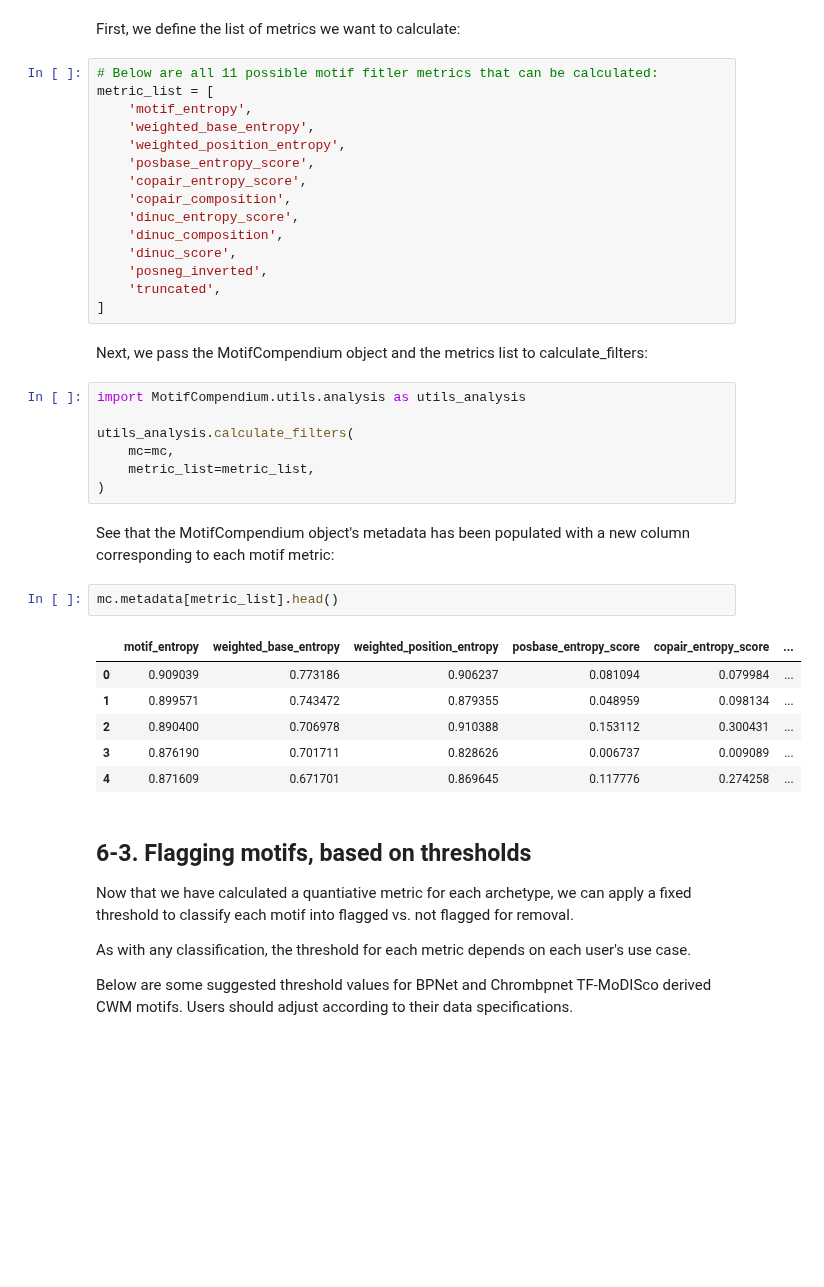
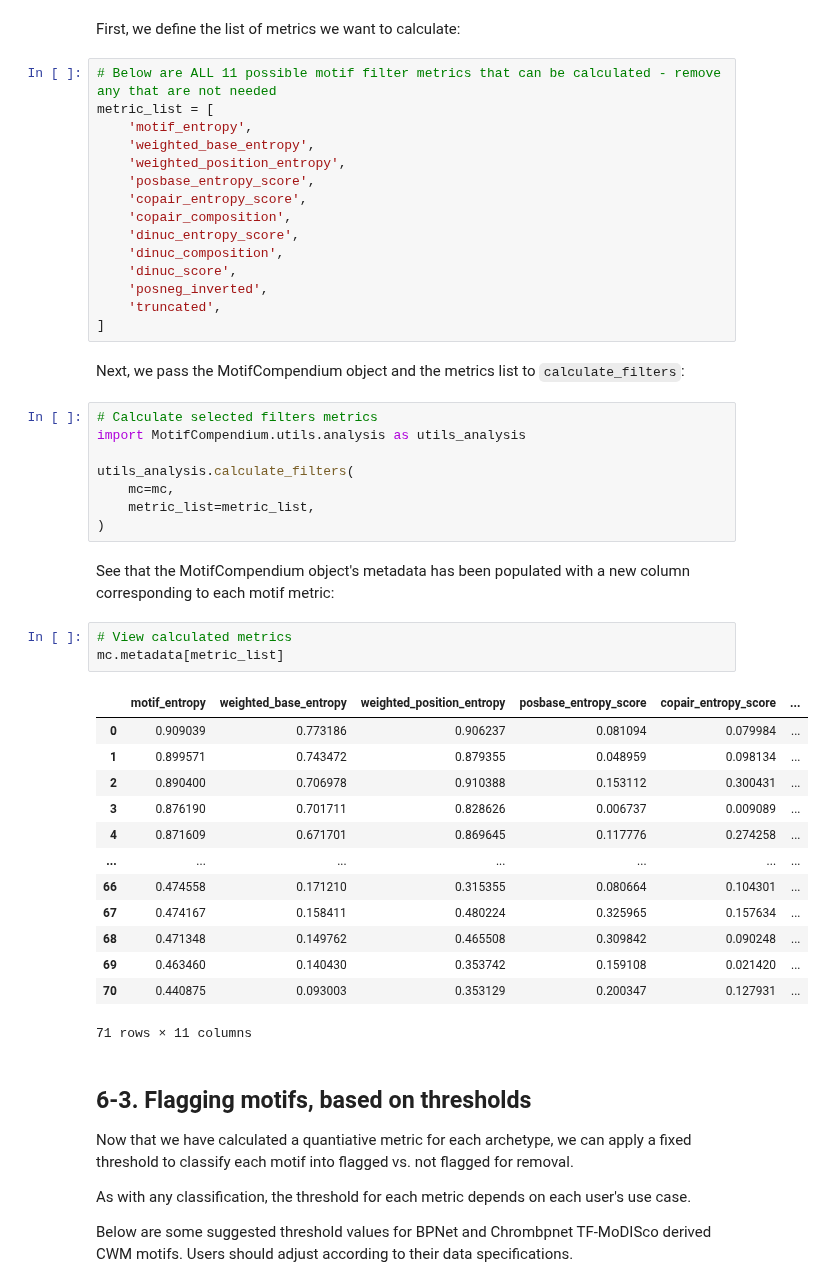
Before and after one commit to kundajelab/MotifCompendium, a Jupyter notebook: tutorials/6_motif_filtering.ipynb, the cells around one changed output. Cells and saved outputs as stored; diff of their text form; blank space fills up the shorter version.

```diff
--- a/tutorials/6_motif_filtering.ipynb
+++ b/tutorials/6_motif_filtering.ipynb
@@ -231,7 +231,7 @@ This function takes in (1) the target MotifCompendium object, (2) and a list of
 # %% [markdown]
 First, we define the list of metrics we want to calculate:
 # %%
-# Below are all 11 possible motif fitler metrics that can be calculated:
+# Below are ALL 11 possible motif filter metrics that can be calculated - remove any that are not needed
 metric_list = [
     'motif_entropy',
     'weighted_base_entropy',
@@ -246,8 +246,9 @@ metric_list = [
     'truncated',
 ]
 # %% [markdown]
-Next, we pass the MotifCompendium object and the metrics list to calculate_filters:
+Next, we pass the MotifCompendium object and the metrics list to `calculate_filters`:
 # %%
+# Calculate selected filters metrics
 import MotifCompendium.utils.analysis as utils_analysis
 
 utils_analysis.calculate_filters(
@@ -257,14 +258,22 @@ utils_analysis.calculate_filters(
 # %% [markdown]
 See that the MotifCompendium object's metadata has been populated with a new column corresponding to each motif metric:
 # %%
-mc.metadata[metric_list].head()
+# View calculated metrics
+mc.metadata[metric_list]
 # %% [output]
 |  | motif_entropy | weighted_base_entropy | weighted_position_entropy | posbase_entropy_score | copair_entropy_score | ... |
 | 0 | 0.909039 | 0.773186 | 0.906237 | 0.081094 | 0.079984 | ... |
 | 1 | 0.899571 | 0.743472 | 0.879355 | 0.048959 | 0.098134 | ... |
 | 2 | 0.890400 | 0.706978 | 0.910388 | 0.153112 | 0.300431 | ... |
 | 3 | 0.876190 | 0.701711 | 0.828626 | 0.006737 | 0.009089 | ... |
 | 4 | 0.871609 | 0.671701 | 0.869645 | 0.117776 | 0.274258 | ... |
+| ... | ... | ... | ... | ... | ... | ... |
+| 66 | 0.474558 | 0.171210 | 0.315355 | 0.080664 | 0.104301 | ... |
+| 67 | 0.474167 | 0.158411 | 0.480224 | 0.325965 | 0.157634 | ... |
+| 68 | 0.471348 | 0.149762 | 0.465508 | 0.309842 | 0.090248 | ... |
+| 69 | 0.463460 | 0.140430 | 0.353742 | 0.159108 | 0.021420 | ... |
+| 70 | 0.440875 | 0.093003 | 0.353129 | 0.200347 | 0.127931 | ... |
+71 rows × 11 columns
 # %% [markdown]
 ## 6-3. Flagging motifs, based on thresholds
 Now that we have calculated a quantiative metric for each archetype, we can apply a fixed threshold to classify each motif into flagged vs. not flagged for removal.
```
Also changed, not shown: parts of 14 cells of this notebook, 6 other files.
